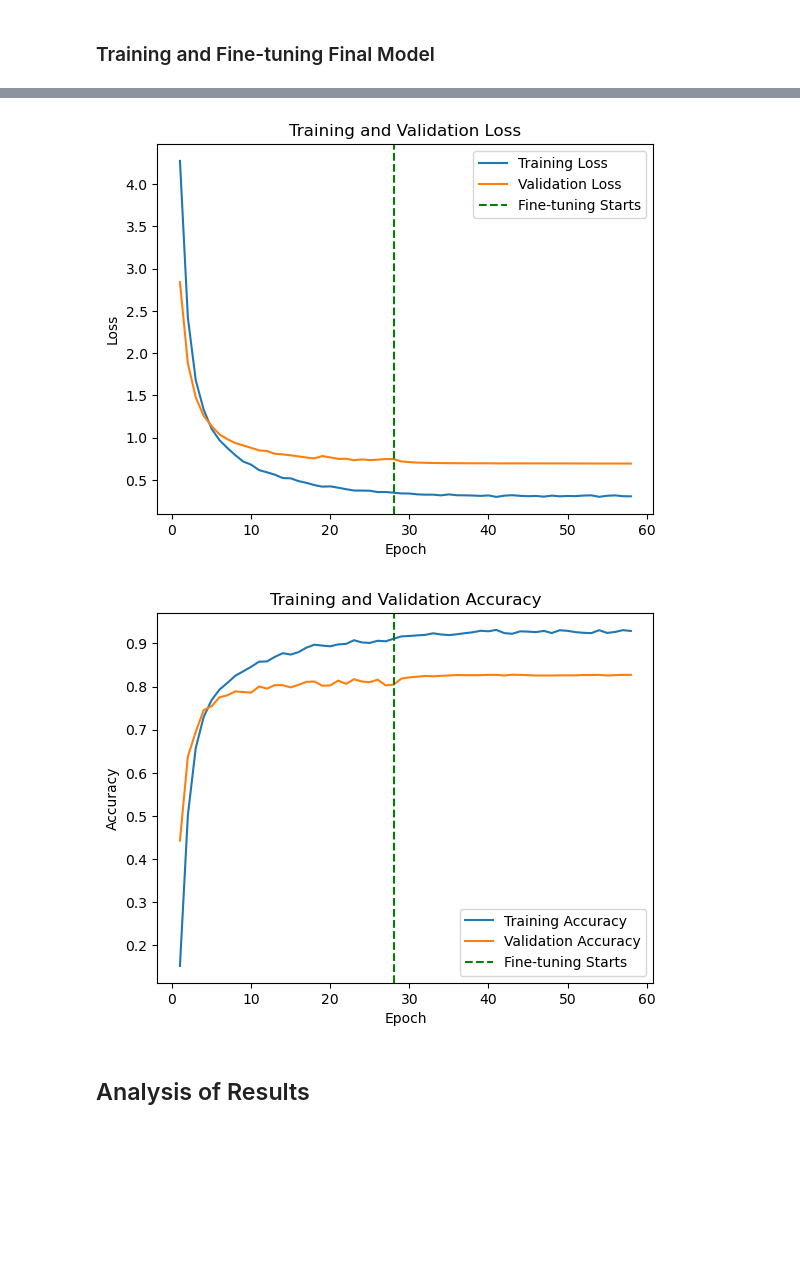
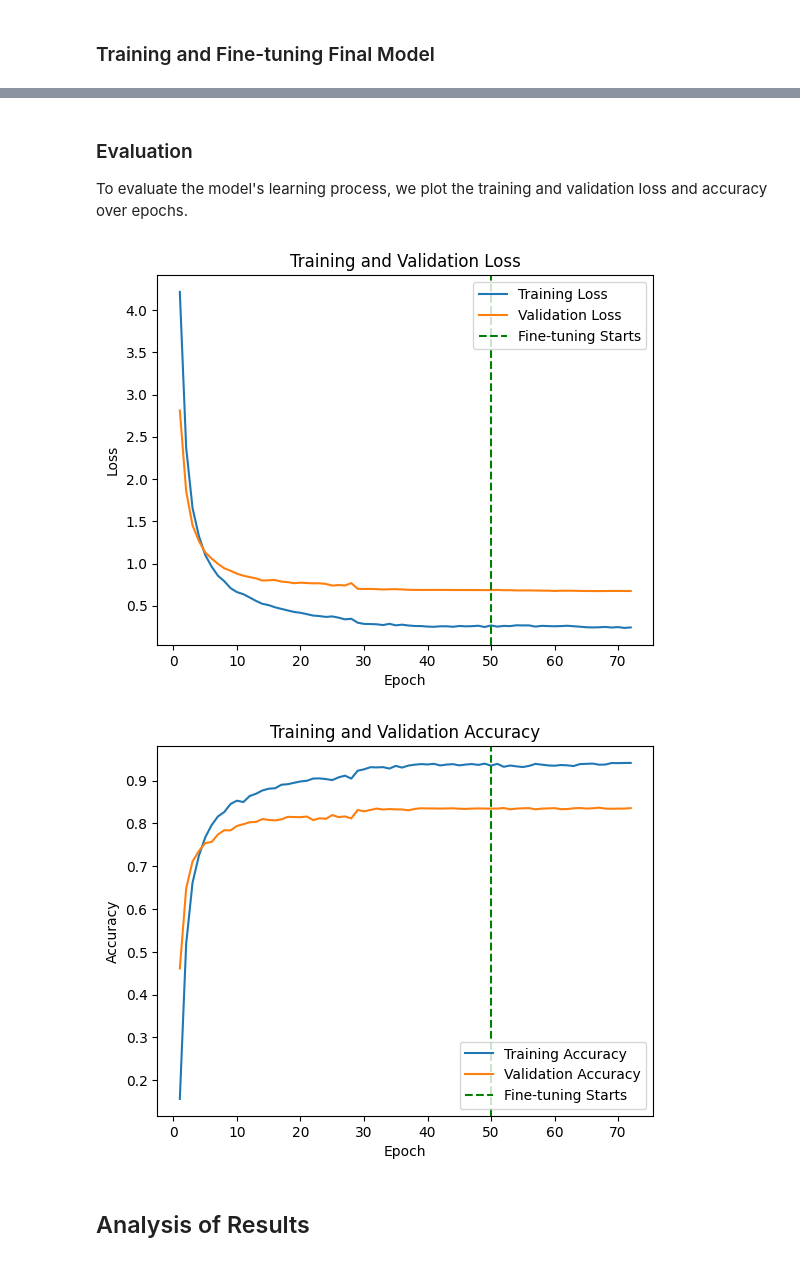
Before and after one commit to teekaytai/pokedex, a Jupyter notebook: main.ipynb, the cells around one changed output, grey strips where cells are left out. Cells and saved outputs as stored; diff of their text form; code cells hidden in the pictures; blank space fills up the shorter version.

```diff
--- a/main.ipynb
+++ b/main.ipynb
@@ -160,0 +248,8 @@ Talk about choice of baseline model here
+# %%
+reduce_lr_on_plateau = ReduceLROnPlateau(
+    monitor='val_loss',
+    factor=0.2,
+    patience=3,
+    min_lr=1e-5,
+    verbose=1
+)
@@ -744,7 +917,7 @@ history_train = model.fit(
     train_generator,
     validation_data=validation_generator,
     epochs=50,
-    callbacks=[early_stopping]
+    callbacks=[early_stopping, reduce_lr_on_plateau]
 )
 # %% [output]
 Found 8379 validated image filenames belonging to 151 classes.
@@ -776,15 +953,15 @@ for layer in densenet_base_model.layers[-NUM_LAYERS_TO_UNFREEZE:]:
 
 model.compile(
     loss='categorical_crossentropy',
-    optimizer=RMSprop(learning_rate=1e-5),
+    optimizer=RMSprop(1e-4),
     metrics=['accuracy']
 )
 
-history_fine = model.fit(
+history_tune = model.fit(
     train_generator,
     validation_data=validation_generator,
     epochs=30,
-    callbacks=[early_stopping]
+    callbacks=[early_stopping, reduce_lr_on_plateau]
 )
 # %% [output]
 Epoch 1/30
@@ -811,25 +988,29 @@ with open('histories/final_model_tuning.pkl', 'wb') as file:
+# %% [markdown]
+### Evaluation
+
+To evaluate the model's learning process, we plot the training and validation loss and accuracy over epochs.
 # %%
-loss_history = history_train.history['loss'] + history_fine.history['loss']
-val_loss_history = history_train.history['val_loss'] + history_fine.history['val_loss']
+loss_history = history_train.history['loss'] + history_tune.history['loss']
+val_loss_history = history_train.history['val_loss'] + history_tune.history['val_loss']
 
 num_train_epochs = len(history_train.history['loss'])
 x_range = range(1, len(loss_history) + 1)
 
 plt.figure()
 plt.plot(x_range, loss_history, label='Training Loss')
 plt.plot(x_range, val_loss_history, label='Validation Loss')
 plt.axvline(num_train_epochs, label='Fine-tuning Starts', color='green', linestyle='--')
 
 plt.title('Training and Validation Loss')
 plt.xlabel('Epoch')
 plt.ylabel('Loss')
 plt.legend()
 plt.show()
 # %% [output]
-[figure, old version]
+[figure, new version]
 # %%
-acc_history = history_train.history['accuracy'] + history_fine.history['accuracy']
-val_acc_history = history_train.history['val_accuracy'] + history_fine.history['val_accuracy']
+acc_history = history_train.history['accuracy'] + history_tune.history['accuracy']
+val_acc_history = history_train.history['val_accuracy'] + history_tune.history['val_accuracy']
 
 plt.figure()
 plt.plot(x_range, acc_history, label='Training Accuracy')
@@ -842,6 +1023,6 @@ plt.ylabel('Accuracy')
 plt.legend()
 plt.show()
 # %% [output]
-[figure, old version]
+[figure, new version]
 # %% [markdown]
 ## Analysis of Results
```
Also changed, not shown: parts of 80 cells of this notebook.
